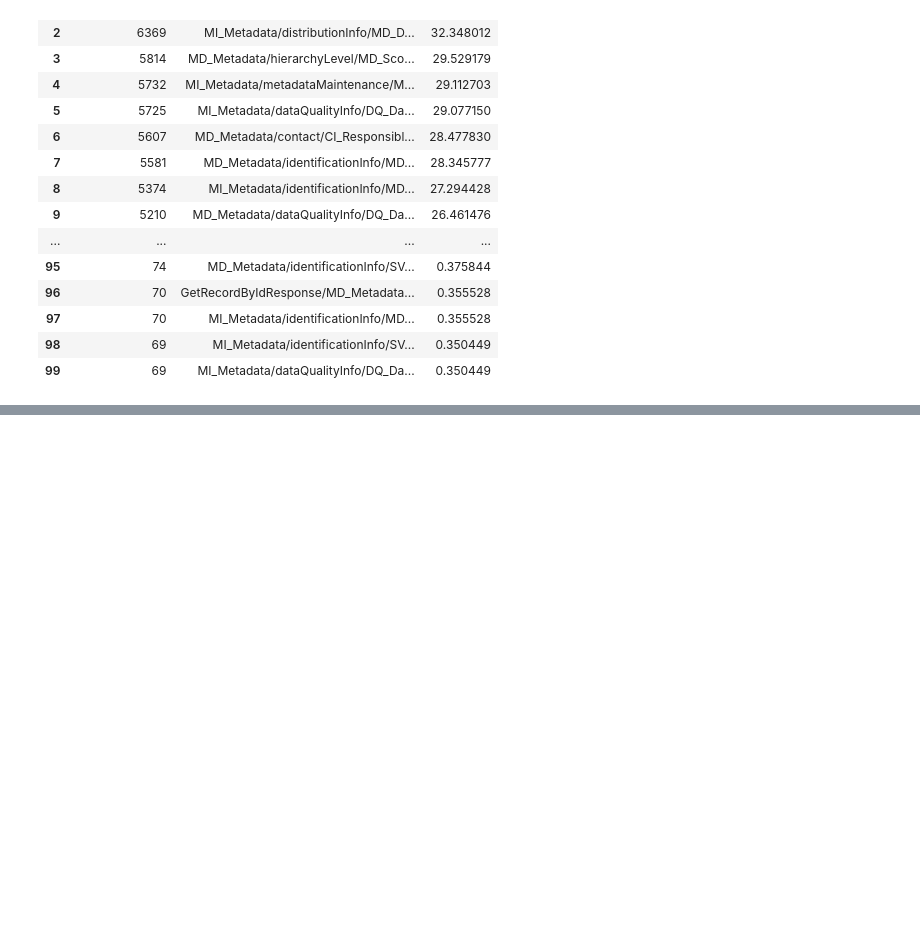
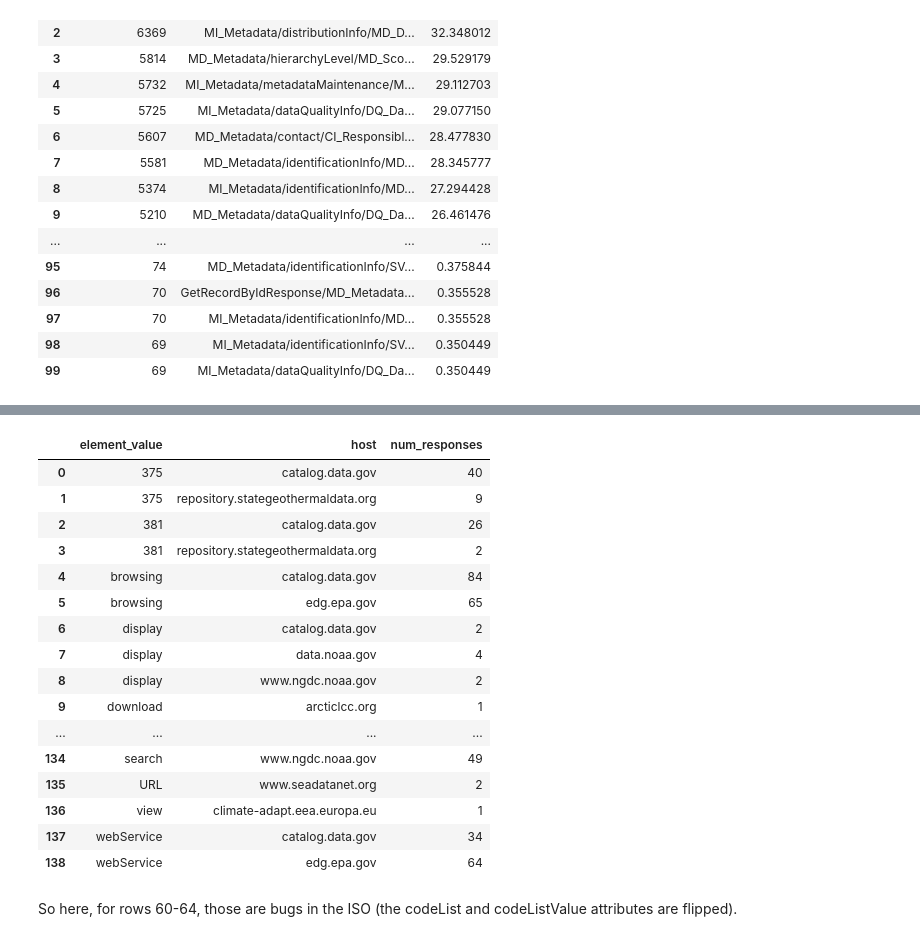
Before and after one commit to b-cube/Response-Identification-Info, a Jupyter notebook: notebooks/Analysis - ISO Specific Details.ipynb, the cells around one changed output, grey strips where cells are left out. Drawn from its saved outputs; the diff is of its cells as text; code cells hidden in the pictures; blank space fills up the shorter version.

```diff
--- a/notebooks/Analysis - ISO Specific Details.ipynb
+++ b/notebooks/Analysis - ISO Specific Details.ipynb
@@ -528,0 +669,42 @@ with pd.option_context('display.max_colwidth', 1000, 'display.max_rows', 310):
+# %%
+# and for function codes
+
+sql = """
+with j as
+(
+	select response_id, element_value, count(id) as num_values
+	from iso_onlineresources
+	where element_key = 'function_code'
+		and tags ilike '%%/distributionInfo%%'
+	group by element_key, response_id, element_value
+)
+select element_value,
+	r.host,
+	count(distinct j.response_id) as num_responses
+from j join responses r on j.response_id = r.id
+group by r.host, element_value
+order by element_value, r.host, num_responses DESC;
+"""
+df = pd.read_sql(sql, engine)
+with pd.option_context('display.max_colwidth', 1000, 'display.max_rows', 150):
+    display(df)
+# %% [output]
+|  | element_value | host | num_responses |
+| 0 | 375 | catalog.data.gov | 40 |
+| 1 | 375 | repository.stategeothermaldata.org | 9 |
+| 2 | 381 | catalog.data.gov | 26 |
+| 3 | 381 | repository.stategeothermaldata.org | 2 |
+| 4 | browsing | catalog.data.gov | 84 |
+| 5 | browsing | edg.epa.gov | 65 |
+| 6 | display | catalog.data.gov | 2 |
+| 7 | display | data.noaa.gov | 4 |
+| 8 | display | www.ngdc.noaa.gov | 2 |
+| 9 | download | arcticlcc.org | 1 |
+| ... | ... | ... | ... |
+| 134 | search | www.ngdc.noaa.gov | 49 |
+| 135 | URL | www.seadatanet.org | 2 |
+| 136 | view | climate-adapt.eea.europa.eu | 1 |
+| 137 | webService | catalog.data.gov | 34 |
+| 138 | webService | edg.epa.gov | 64 |
+# %% [markdown]
+So here, for rows 60-64, those are bugs in the ISO (the codeList and codeListValue attributes are flipped).
```
Also changed, not shown: parts of 6 cells of this notebook, 4 other files.
